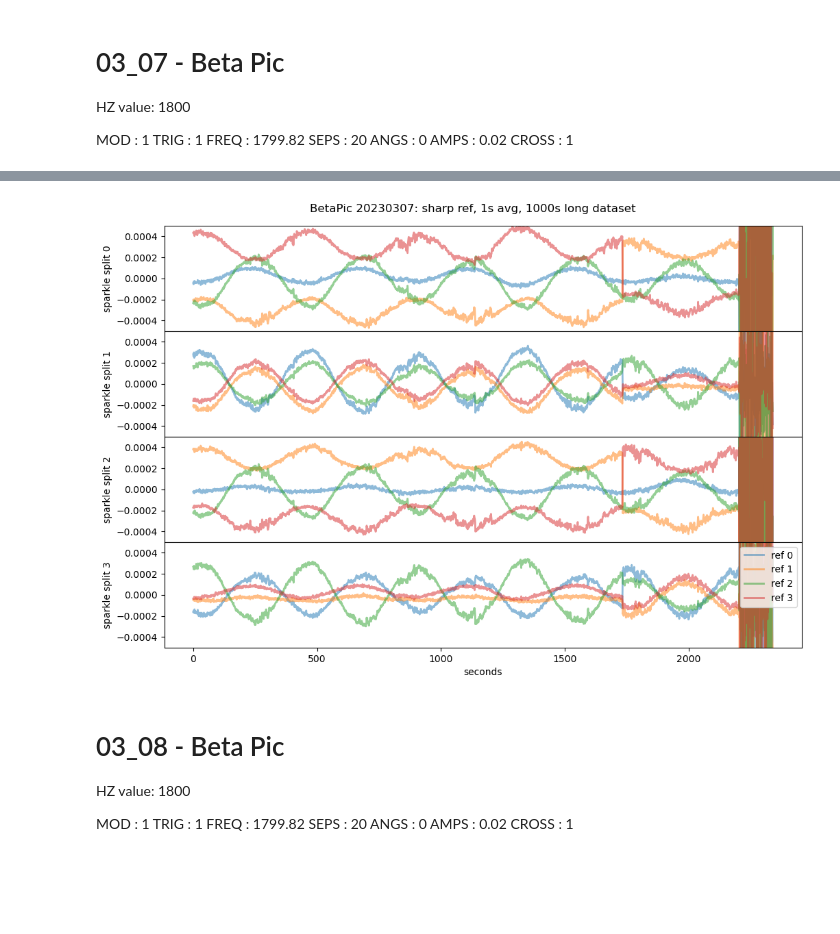
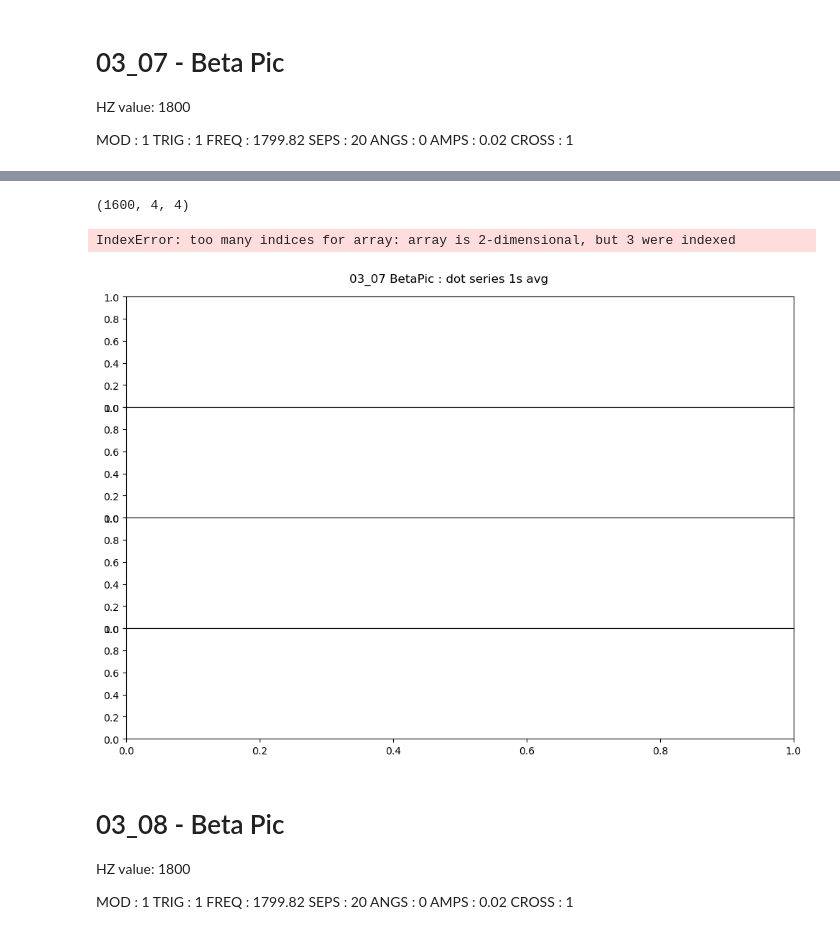
Before and after one commit to edenacadia/sparkles, a Jupyter notebook: dev/sparkles_2023A.ipynb, the cells around one changed output, grey strips where cells are left out. Cells and saved outputs as stored; diff of their text form; code cells hidden in the pictures; blank space fills up the shorter version.

Commit message:
log reader plot work

```diff
--- a/dev/sparkles_2023A.ipynb
+++ b/dev/sparkles_2023A.ipynb
@@ -50,20 +70,12 @@ IndexError: list index out of range
 # Pulling saved dot product
 avg_dot_file = sky_dir_0307.replace('camwfs/', "data_chunks_list.npy")
 avg_dot_0307 = np.vstack(np.load(avg_dot_file))
-# %%
-# plotting dot product series
-fig, axs = plt.subplots(nrows=4, ncols=1, figsize=(12,8), facecolor='white', sharex=True)
-fig.subplots_adjust(hspace=0)
-plt.suptitle(f"BetaPic 20230307: sharp ref, 1s avg, 1000s long dataset", y=0.92)
-
-for e in range(4):
-    for i in range(4):
-        axs[e].plot(avg_dot_0307[:,e,i], lw=2, alpha = 0.5, label = f'ref {i}')
-    axs[e].set_ylabel(f"sparkle split {e}")
-    axs[e].set_ylim(top=.0005, bottom=-0.0005)
-
-plt.legend()
-plt.xlabel('seconds')
-plt.show()
-# %% [output]
-[figure, removed]
+# %%
+avg_dot_0307[:1600,:,:].shape
+# %% [output]
+(1600, 4, 4)
+# %%
+sp.plot_dotSeries_all("03_07 BetaPic ", avg_dot_0307[:1600,:,:], min=-0.0005, max=0.0005)
+# %% [output]
+IndexError: too many indices for array: array is 2-dimensional, but 3 were indexed
+[figure, added]
```
Also changed, not shown: parts of 24 cells of this notebook, 6 other files.
